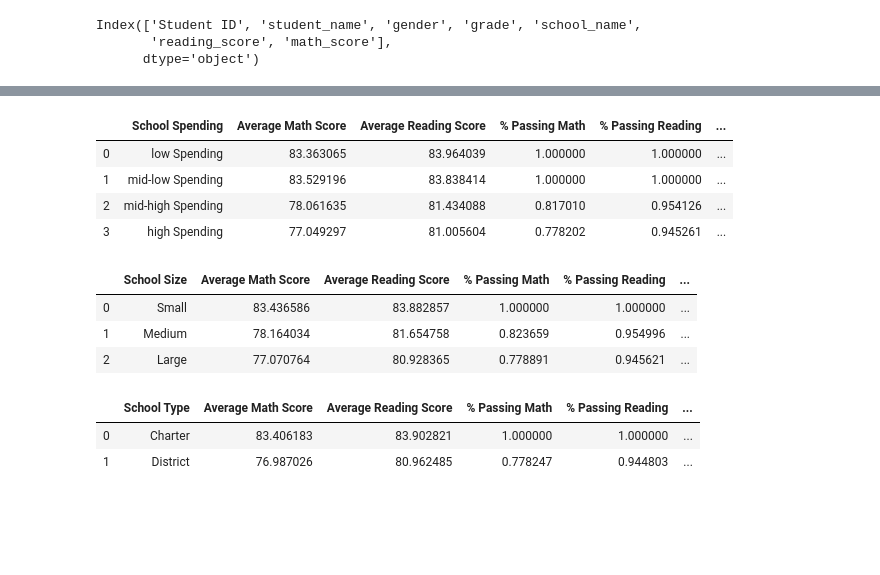
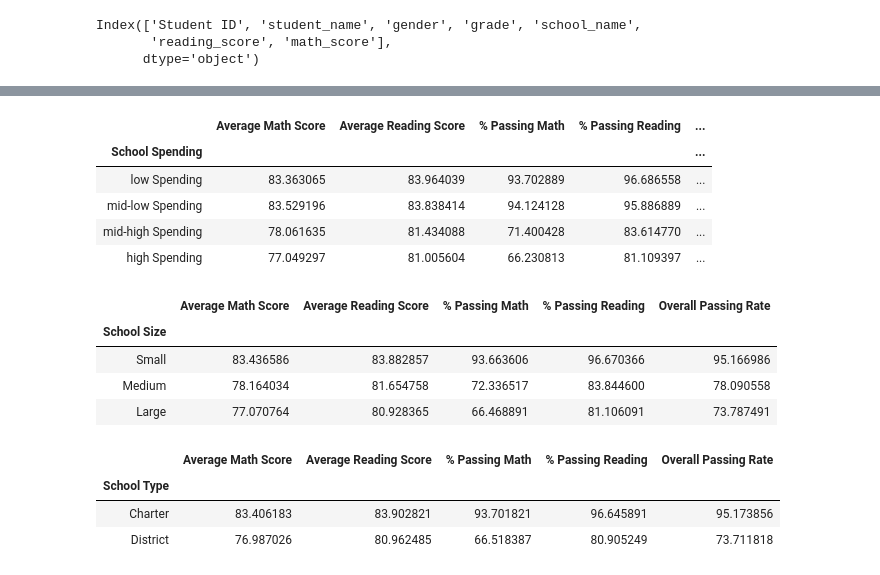
Before and after one commit to camiloibanez/School-Performance, a Jupyter notebook: PyCitySchools/PySchools.ipynb, the cells around one changed output, grey strips where cells are left out. Cells and saved outputs as stored; diff of their text form; code cells hidden in the pictures; blank space fills up the shorter version.

```diff
--- a/PyCitySchools/PySchools.ipynb
+++ b/PyCitySchools/PySchools.ipynb
@@ -273,42 +280,45 @@ Scores_by_School_Spending_df = pd.merge(schools3_df, students12_df, on="School N
 
 Scores_by_School_Spending_df = Scores_by_School_Spending_df[["School Name", "School Spending",
                                                              "reading_score", "math_score"]]
 
 
-Passing_math_2 = Scores_by_School_Spending_df["School Spending"][Scores_by_School_Spending_df["math_score"] >= 65].value_counts().rename_axis("School Spending").reset_index(name = "Passingmath_b")
+Passing_math_2 = Scores_by_School_Spending_df["School Spending"][Scores_by_School_Spending_df["math_score"] >= 70].value_counts().rename_axis("School Spending").reset_index(name = "Passingmath_b")
 
-Passing_reading_2 = Scores_by_School_Spending_df["School Spending"][Scores_by_School_Spending_df["reading_score"] >= 65].value_counts().rename_axis("School Spending").reset_index(name = "Passingreading_b")
+Passing_reading_2 = Scores_by_School_Spending_df["School Spending"][Scores_by_School_Spending_df["reading_score"] >= 70].value_counts().rename_axis("School Spending").reset_index(name = "Passingreading_b")
 
 
 Scores_by_School_Spending_df = Scores_by_School_Spending_df.groupby(["School Spending"]).mean()
 Scores_by_School_Spending_df = Scores_by_School_Spending_df.rename(columns={"reading_score":"Average Reading Score",
                                                                             "math_score":"Average Math Score"})
 
 
 Scores_by_School_Spending_df = pd.merge(total_students_df, Scores_by_School_Spending_df, on="School Spending")
 
 
 Scores_by_School_Spending_df = pd.merge(Scores_by_School_Spending_df, Passing_math_2, on="School Spending")
-Scores_by_School_Spending_df["% Passing Math"] = Scores_by_School_Spending_df["Passingmath_b"] / Scores_by_School_Spending_df["Total Students"]
+Scores_by_School_Spending_df["% Passing Math"] = (Scores_by_School_Spending_df["Passingmath_b"] / Scores_by_School_Spending_df["Total Students"]) * 100
 
 
 Scores_by_School_Spending_df = pd.merge(Scores_by_School_Spending_df, Passing_reading_2, on="School Spending")
-Scores_by_School_Spending_df["% Passing Reading"] = Scores_by_School_Spending_df["Passingreading_b"] / Scores_by_School_Spending_df["Total Students"]
+Scores_by_School_Spending_df["% Passing Reading"] = (Scores_by_School_Spending_df["Passingreading_b"] / Scores_by_School_Spending_df["Total Students"]) * 100
 Scores_by_School_Spending_df.drop(["Total Students", "Passingmath_b", "Passingreading_b"], axis=1, inplace=True)
 
 
 Scores_by_School_Spending_df["Overall Passing Rate"] = (Scores_by_School_Spending_df["% Passing Math"] + Scores_by_School_Spending_df["% Passing Reading"]) / 2
 
 Scores_by_School_Spending_df = Scores_by_School_Spending_df.reindex(columns=["School Spending", "Average Math Score",
                                                                              "Average Reading Score", "% Passing Math",
                                                                              "% Passing Reading", "Overall Passing Rate"])
+Scores_by_School_Spending_df = Scores_by_School_Spending_df.set_index("School Spending")
+
 Scores_by_School_Spending_df
 # %% [output]
-|  | School Spending | Average Math Score | Average Reading Score | % Passing Math | % Passing Reading | ... |
-| 0 | low Spending | 83.363065 | 83.964039 | 1.000000 | 1.000000 | ... |
-| 1 | mid-low Spending | 83.529196 | 83.838414 | 1.000000 | 1.000000 | ... |
-| 2 | mid-high Spending | 78.061635 | 81.434088 | 0.817010 | 0.954126 | ... |
-| 3 | high Spending | 77.049297 | 81.005604 | 0.778202 | 0.945261 | ... |
+|  | Average Math Score | Average Reading Score | % Passing Math | % Passing Reading | ... |
+| School Spending |  |  |  |  | ... |
+| low Spending | 83.363065 | 83.964039 | 93.702889 | 96.686558 | ... |
+| mid-low Spending | 83.529196 | 83.838414 | 94.124128 | 95.886889 | ... |
+| mid-high Spending | 78.061635 | 81.434088 | 71.400428 | 83.614770 | ... |
+| high Spending | 77.049297 | 81.005604 | 66.230813 | 81.109397 | ... |
 # %%
 bins_2 = [420, 1939.9, 3459.9, 4980]
 group_names_2 = ["Small", "Medium", "Large"]
@@ -336,9 +346,9 @@ Scores_by_School_Size_df = Scores_by_School_Size_df[["School Name", "School Size
                                                      "reading_score", "math_score"]]
 
 
-Passing_math_3 = Scores_by_School_Size_df["School Size"][Scores_by_School_Size_df["math_score"] >= 65].value_counts().rename_axis("School Size").reset_index(name="Passingmath_c")
+Passing_math_3 = Scores_by_School_Size_df["School Size"][Scores_by_School_Size_df["math_score"] >= 70].value_counts().rename_axis("School Size").reset_index(name="Passingmath_c")
 
-Passing_reading_3 = Scores_by_School_Size_df["School Size"][Scores_by_School_Size_df["reading_score"] >= 65].value_counts().rename_axis("School Size").reset_index(name="Passingreading_c")
+Passing_reading_3 = Scores_by_School_Size_df["School Size"][Scores_by_School_Size_df["reading_score"] >= 70].value_counts().rename_axis("School Size").reset_index(name="Passingreading_c")
 
 
 Scores_by_School_Size_df = Scores_by_School_Size_df.groupby(["School Size"]).mean()
@@ -350,11 +360,11 @@ Scores_by_School_Size_df = pd.merge(total_students_2_df, Scores_by_School_Size_d
 
 
 Scores_by_School_Size_df = pd.merge(Scores_by_School_Size_df, Passing_math_3, on="School Size")
-Scores_by_School_Size_df["% Passing Math"] = Scores_by_School_Size_df["Passingmath_c"] / Scores_by_School_Size_df["Total Students"]
+Scores_by_School_Size_df["% Passing Math"] = (Scores_by_School_Size_df["Passingmath_c"] / Scores_by_School_Size_df["Total Students"]) * 100
 
 
 Scores_by_School_Size_df = pd.merge(Scores_by_School_Size_df, Passing_reading_3, on="School Size")
-Scores_by_School_Size_df["% Passing Reading"] = Scores_by_School_Size_df["Passingreading_c"] / Scores_by_School_Size_df["Total Students"]
+Scores_by_School_Size_df["% Passing Reading"] = (Scores_by_School_Size_df["Passingreading_c"] / Scores_by_School_Size_df["Total Students"]) * 100
 Scores_by_School_Size_df.drop(["Total Students", "Passingmath_c", "Passingreading_c"], axis=1, inplace=True)
 
 
@@ -363,12 +373,15 @@ Scores_by_School_Size_df["Overall Passing Rate"] = (Scores_by_School_Size_df["%
 Scores_by_School_Size_df = Scores_by_School_Size_df.reindex(columns=["School Size", "Average Math Score",
                                                                      "Average Reading Score", "% Passing Math",
                                                                      "% Passing Reading", "Overall Passing Rate"])
+Scores_by_School_Size_df = Scores_by_School_Size_df.set_index("School Size")
+
 Scores_by_School_Size_df
 # %% [output]
-|  | School Size | Average Math Score | Average Reading Score | % Passing Math | % Passing Reading | ... |
-| 0 | Small | 83.436586 | 83.882857 | 1.000000 | 1.000000 | ... |
-| 1 | Medium | 78.164034 | 81.654758 | 0.823659 | 0.954996 | ... |
-| 2 | Large | 77.070764 | 80.928365 | 0.778891 | 0.945621 | ... |
+|  | Average Math Score | Average Reading Score | % Passing Math | % Passing Reading | Overall Passing Rate |
+| School Size |  |  |  |  |  |
+| Small | 83.436586 | 83.882857 | 93.663606 | 96.670366 | 95.166986 |
+| Medium | 78.164034 | 81.654758 | 72.336517 | 83.844600 | 78.090558 |
+| Large | 77.070764 | 80.928365 | 66.468891 | 81.106091 | 73.787491 |
 # %%
 schools5_df = schools2_df.copy()
 
@@ -389,9 +402,9 @@ Scores_by_School_Type_df = Scores_by_School_Type_df[["School Name", "School Type
                                                      "reading_score", "math_score"]]
 
 
-Passing_math_4 = Scores_by_School_Type_df["School Type"][Scores_by_School_Type_df["math_score"] >= 65].value_counts().rename_axis("School Type").reset_index(name="Passingmath_d")
+Passing_math_4 = Scores_by_School_Type_df["School Type"][Scores_by_School_Type_df["math_score"] >= 70].value_counts().rename_axis("School Type").reset_index(name="Passingmath_d")
 
-Passing_reading_4 = Scores_by_School_Type_df["School Type"][Scores_by_School_Type_df["reading_score"] >= 65].value_counts().rename_axis("School Type").reset_index(name="Passingreading_d")
+Passing_reading_4 = Scores_by_School_Type_df["School Type"][Scores_by_School_Type_df["reading_score"] >= 70].value_counts().rename_axis("School Type").reset_index(name="Passingreading_d")
 
 
 Scores_by_School_Type_df = Scores_by_School_Type_df.groupby("School Type").mean()
@@ -403,11 +416,11 @@ Scores_by_School_Type_df = pd.merge(total_students_3_df, Scores_by_School_Type_d
 
 
 Scores_by_School_Type_df = pd.merge(Scores_by_School_Type_df, Passing_math_4, on="School Type")
-Scores_by_School_Type_df["% Passing Math"] = Scores_by_School_Type_df["Passingmath_d"] / Scores_by_School_Type_df["Total Students"]
+Scores_by_School_Type_df["% Passing Math"] = (Scores_by_School_Type_df["Passingmath_d"] / Scores_by_School_Type_df["Total Students"]) * 100
 
 
 Scores_by_School_Type_df = pd.merge(Scores_by_School_Type_df, Passing_reading_4, on="School Type")
-Scores_by_School_Type_df["% Passing Reading"] = Scores_by_School_Type_df["Passingreading_d"] / Scores_by_School_Type_df["Total Students"]
+Scores_by_School_Type_df["% Passing Reading"] = (Scores_by_School_Type_df["Passingreading_d"] / Scores_by_School_Type_df["Total Students"]) * 100
 Scores_by_School_Type_df.drop(["Total Students", "Passingmath_d", "Passingreading_d"], axis=1, inplace=True)
 
 
@@ -416,8 +429,11 @@ Scores_by_School_Type_df["Overall Passing Rate"] = (Scores_by_School_Type_df["%
 Scores_by_School_Type_df = Scores_by_School_Type_df.reindex(columns=["School Type", "Average Math Score",
                                                                      "Average Reading Score", "% Passing Math",
                                                                      "% Passing Reading", "Overall Passing Rate"])
+Scores_by_School_Type_df = Scores_by_School_Type_df.set_index("School Type")
+
 Scores_by_School_Type_df
 # %% [output]
-|  | School Type | Average Math Score | Average Reading Score | % Passing Math | % Passing Reading | ... |
-| 0 | Charter | 83.406183 | 83.902821 | 1.000000 | 1.000000 | ... |
-| 1 | District | 76.987026 | 80.962485 | 0.778247 | 0.944803 | ... |
+|  | Average Math Score | Average Reading Score | % Passing Math | % Passing Reading | Overall Passing Rate |
+| School Type |  |  |  |  |  |
+| Charter | 83.406183 | 83.902821 | 93.701821 | 96.645891 | 95.173856 |
+| District | 76.987026 | 80.962485 | 66.518387 | 80.905249 | 73.711818 |
```
Also changed, not shown: parts of 10 cells of this notebook, 1 other file.
